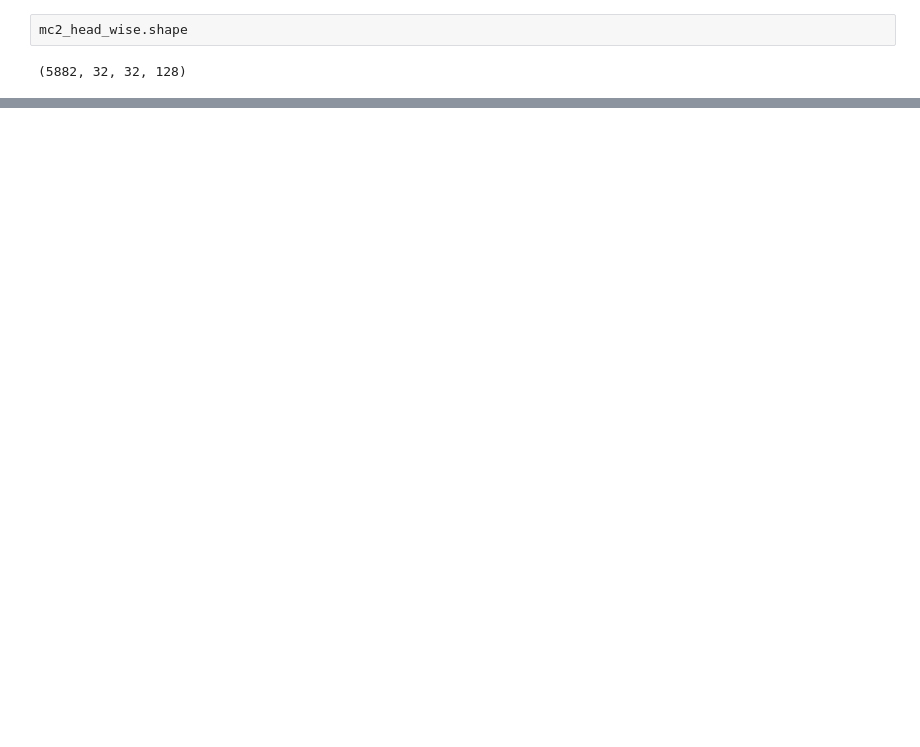
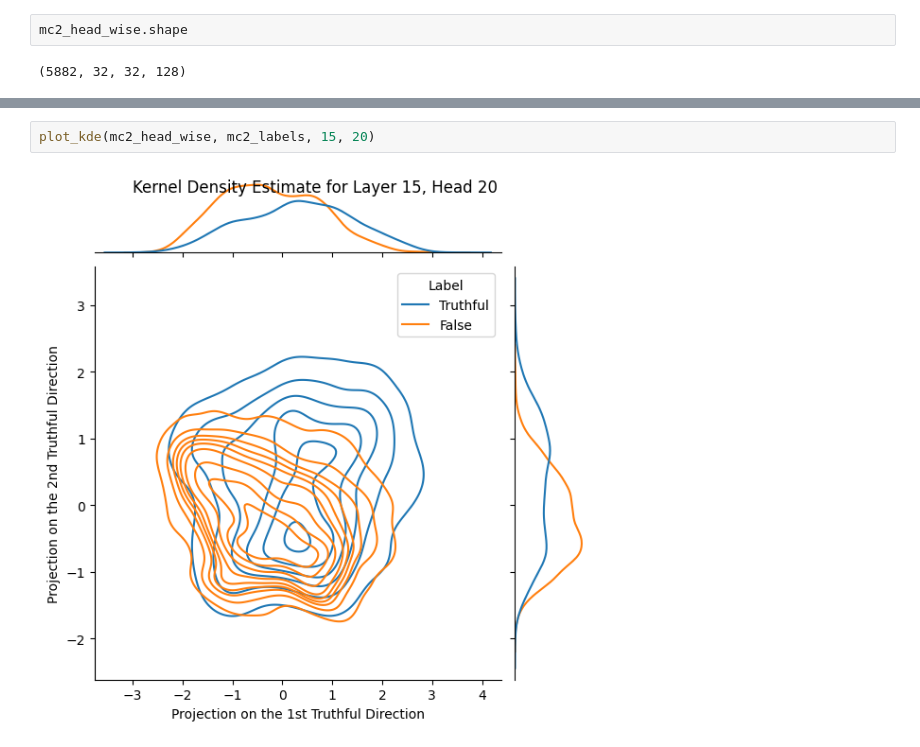
Before and after one commit to XianfengJiao/honest_llm, a Jupyter notebook: visualization/vis_activations_kde.ipynb, the cells around one changed output, grey strips where cells are left out. Cells and saved outputs as stored; diff of their text form; blank space fills up the shorter version.

```diff
--- a/visualization/vis_activations_kde.ipynb
+++ b/visualization/vis_activations_kde.ipynb
@@ -34,0 +45,4 @@ plot_kde(mc2_head_wise, mc2_labels, 14, 18)
+# %%
+plot_kde(mc2_head_wise, mc2_labels, 15, 20)
+# %% [output]
+[figure, added]
```
Also changed, not shown: parts of 4 cells of this notebook.
